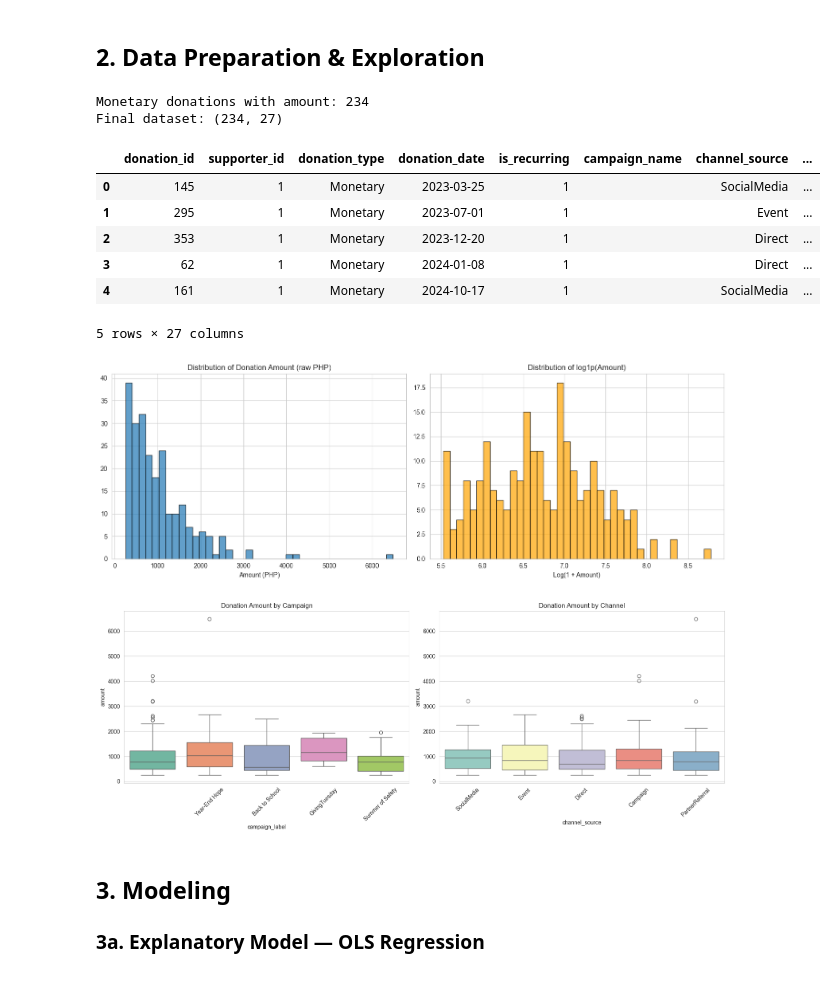
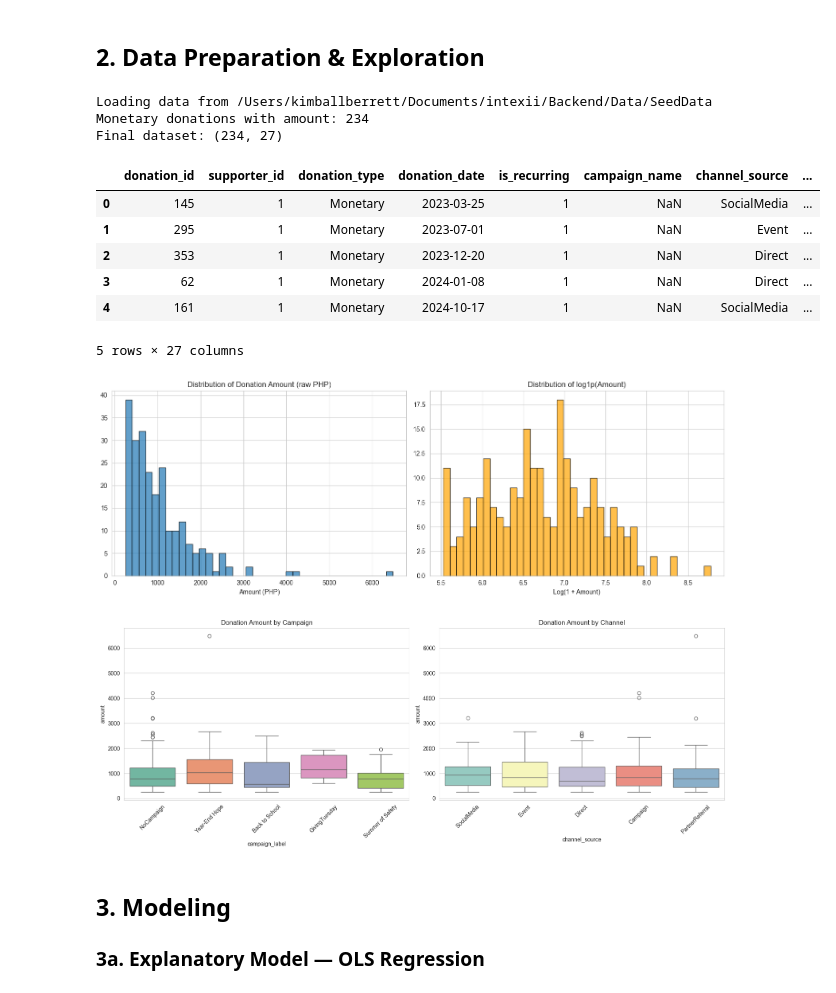
Before and after one commit to caydnbaldwin/INTEX-II, a Jupyter notebook: MachineLearning/ml-pipelines/campaign-roi-analyzer.ipynb, the cells around one changed output. Cells and saved outputs as stored; diff of their text form; code cells hidden in the pictures.

```diff
--- a/MachineLearning/ml-pipelines/campaign-roi-analyzer.ipynb
+++ b/MachineLearning/ml-pipelines/campaign-roi-analyzer.ipynb
@@ -44,26 +44,29 @@ from statsmodels.stats.diagnostic import het_breuschpagan
 
 sns.set_style("whitegrid")
 SEED = 42
-import pymssql
 import re as _re
 
-# ── Azure SQL connection ─────────────────────────────────────────────────────
-from dotenv import load_dotenv
-import os
-load_dotenv()
+# ── Load data from seed CSVs (TA-grading notebook — no database connection) ─
+from pathlib import Path
 
-SERVER = os.getenv('DB_SERVER')
-DATABASE = os.getenv('DB_DATABASE')
-USER = os.getenv('DB_USERNAME')
-PASSWORD = os.getenv('DB_PASSWORD')
-
-conn = pymssql.connect(server=SERVER, user=USER, password=PASSWORD,
-                       database=DATABASE, port=1433, tds_version='7.3')
+_cwd = Path.cwd().resolve()
+_candidates = [
+    _cwd.parent.parent / "Backend" / "Data" / "SeedData",
+    _cwd.parent / "Backend" / "Data" / "SeedData",
+    _cwd / "Backend" / "Data" / "SeedData",
+]
+SEED_DIR = next((p for p in _candidates if p.exists()), None)
+if SEED_DIR is None:
+    raise FileNotFoundError(
+        "Could not find Backend/Data/SeedData. Run the notebook from "
+        "MachineLearning/ml-pipelines/ or the repo root."
+    )
+print(f"Loading data from {SEED_DIR}")
+conn = None  # no DB in TA-grading version; LivePipelines/ has the DB-writing copies
 
 def load_table(table_name):
-    df = pd.read_sql(f'SELECT * FROM {table_name}', conn)
-    df.columns = [_re.sub(r'(?<!^)(?=[A-Z])', '_', c).lower() for c in df.columns]
-    return df
+    csv_name = _re.sub(r'(?<!^)(?=[A-Z])', '_', table_name).lower() + '.csv'
+    return pd.read_csv(SEED_DIR / csv_name)
 
 # ── Load data ────────────────────────────────────────────────────────────────
 donations  = load_table('Donations')
@@ -89,38 +92,39 @@ df["campaign_label"] = df["campaign_name"].fillna("NoCampaign")
 df["has_campaign"] = (df["campaign_name"].notna()).astype(int)
 df["is_recurring"] = df["is_recurring"].astype(int)
 df["days_since_first_donation"] = (df["donation_date"] - df["first_donation_date"]).dt.days.clip(lower=0)
 
 # Prior donation count per supporter (before this donation)
 df = df.sort_values(["supporter_id", "donation_date"])
 df["prior_donation_count"] = df.groupby("supporter_id").cumcount()
 prior_totals = df.groupby("supporter_id")["amount"].expanding().sum().shift(1).reset_index(level=0, drop=True)
 df["prior_total_amount"] = prior_totals.fillna(0)
 
 # Join referral post info
 if "referral_post_id" in df.columns:
     post_cols = ["post_id", "platform", "engagement_rate"]
     df = df.merge(
         sm_posts[post_cols].rename(columns={"post_id": "referral_post_id"}),
         on="referral_post_id", how="left"
     )
     df.rename(columns={"platform": "referral_platform"}, inplace=True)
     df["has_referral_post"] = df["referral_platform"].notna().astype(int)
     df["referral_engagement_rate"] = df["engagement_rate"].fillna(0)
 else:
     df["has_referral_post"] = 0
     df["referral_engagement_rate"] = 0
 
 print(f"Final dataset: {df.shape}")
 df.head()
 # %% [output]
+Loading data from /Users/kimballberrett/Documents/intexii/Backend/Data/SeedData
 Monetary donations with amount: 234
 Final dataset: (234, 27)
 |  | donation_id | supporter_id | donation_type | donation_date | is_recurring | campaign_name | channel_source | ... |
-| 0 | 145 | 1 | Monetary | 2023-03-25 | 1 |  | SocialMedia | ... |
-| 1 | 295 | 1 | Monetary | 2023-07-01 | 1 |  | Event | ... |
-| 2 | 353 | 1 | Monetary | 2023-12-20 | 1 |  | Direct | ... |
-| 3 | 62 | 1 | Monetary | 2024-01-08 | 1 |  | Direct | ... |
-| 4 | 161 | 1 | Monetary | 2024-10-17 | 1 |  | SocialMedia | ... |
+| 0 | 145 | 1 | Monetary | 2023-03-25 | 1 | NaN | SocialMedia | ... |
+| 1 | 295 | 1 | Monetary | 2023-07-01 | 1 | NaN | Event | ... |
+| 2 | 353 | 1 | Monetary | 2023-12-20 | 1 | NaN | Direct | ... |
+| 3 | 62 | 1 | Monetary | 2024-01-08 | 1 | NaN | Direct | ... |
+| 4 | 161 | 1 | Monetary | 2024-10-17 | 1 | NaN | SocialMedia | ... |
 5 rows × 27 columns
 # %%
 # ── EDA: target distribution and boxplots ────────────────────────────────────
@@ -149,7 +153,7 @@ plt.tight_layout()
 plt.show()
 # %% [output]
 [figure]
-[figure, old version]
+[figure, new version]
 # %% [markdown]
 ## 3. Modeling
 
```
Also changed, not shown: parts of 7 cells of this notebook, 21 other files.
